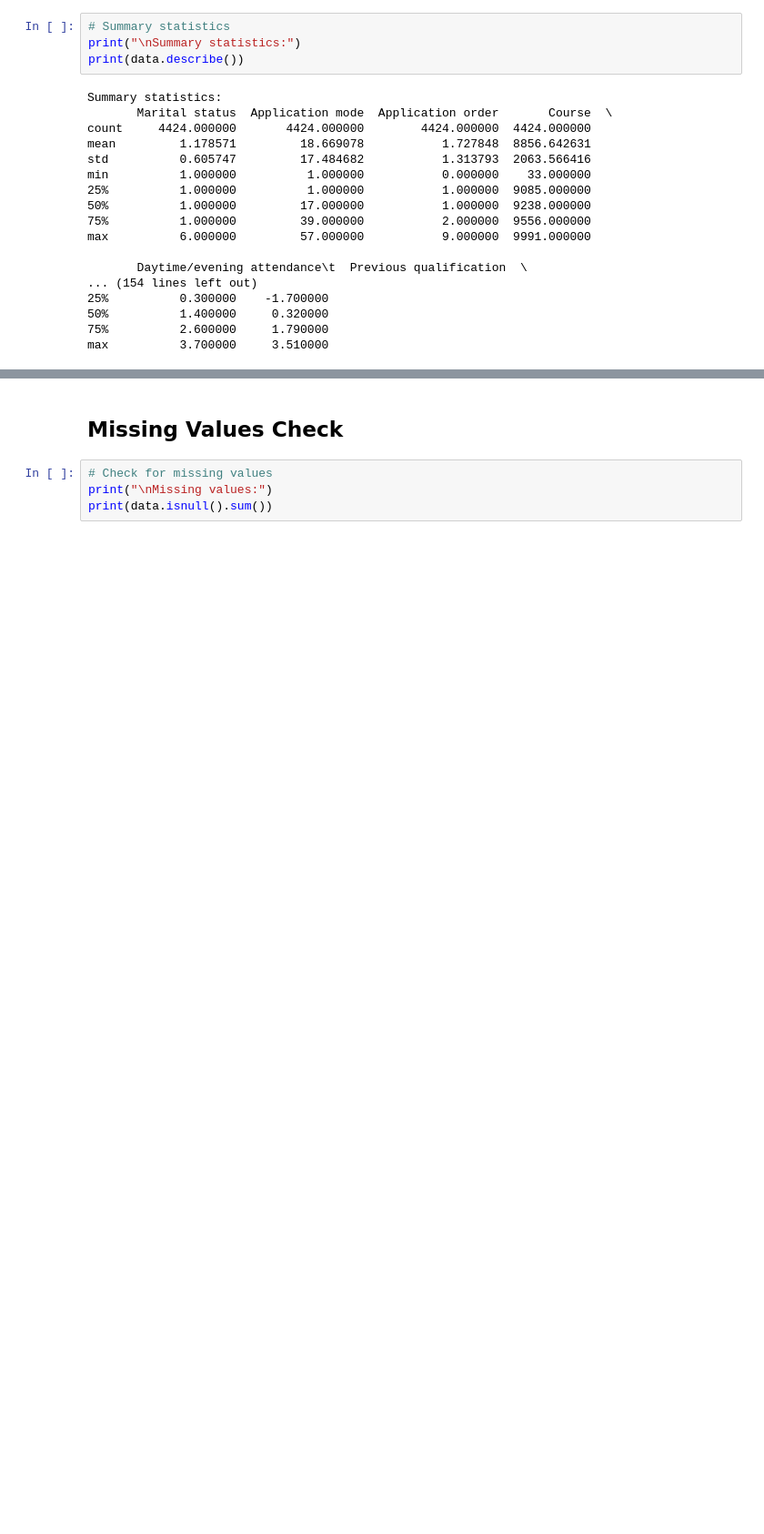
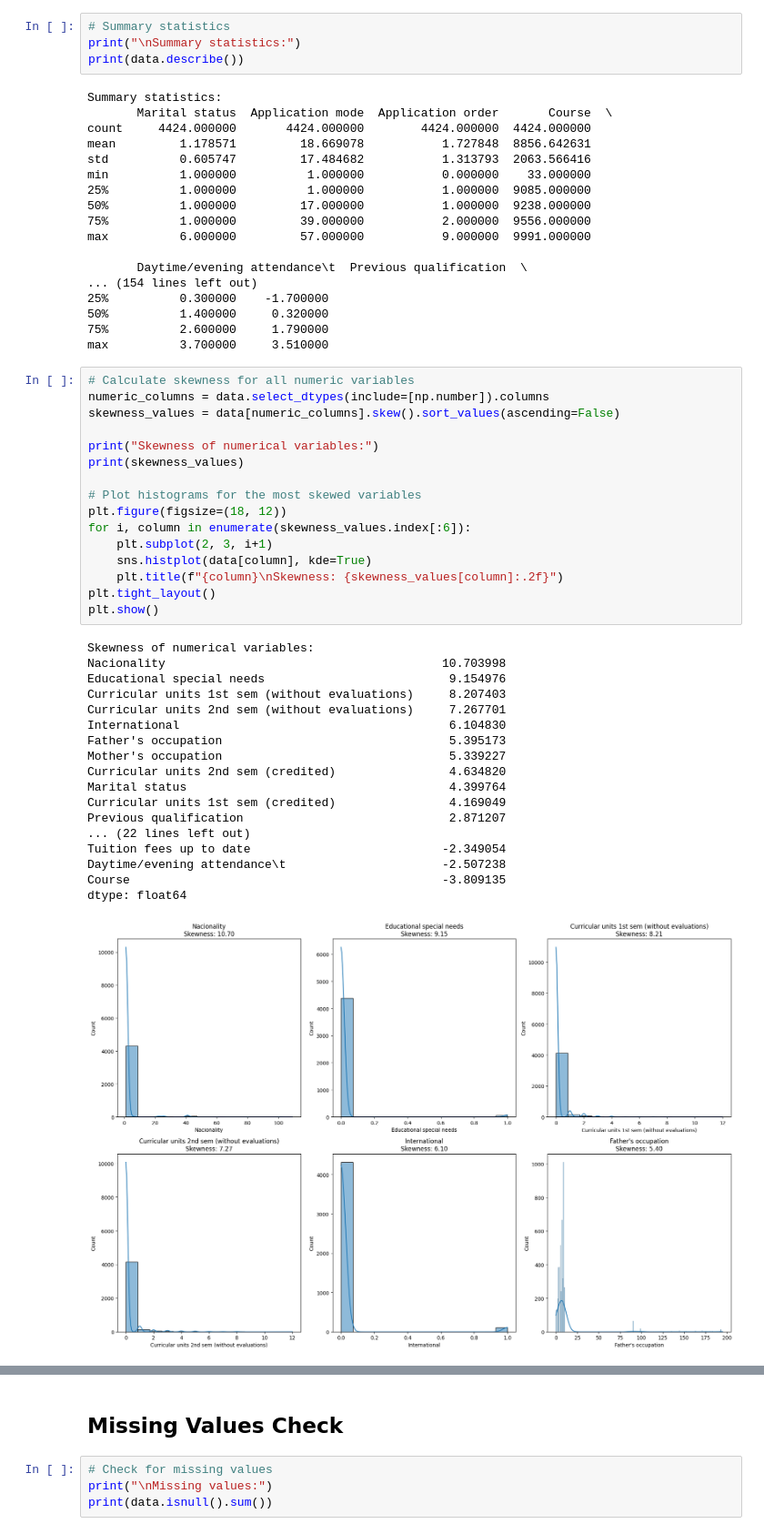
Before and after one commit to KaterynaTekmenzhi/CapstoneProject2025, a Jupyter notebook: Kat/Cleaning_Exploring.ipynb, the cells around one changed output, grey strips where cells are left out. Shown at 91% size. Saved outputs shown, nothing was run; the diff lists cells and outputs as text; blank space fills up the shorter version.

```diff
--- a/Cleaning_Exploring.ipynb
+++ b/Kat/Cleaning_Exploring.ipynb
@@ -85,3 +86,38 @@ max          6.000000         57.000000           9.000000  9991.000000
 50%          1.400000     0.320000
 75%          2.600000     1.790000
 max          3.700000     3.510000
+# %%
+# Calculate skewness for all numeric variables
+numeric_columns = data.select_dtypes(include=[np.number]).columns
+skewness_values = data[numeric_columns].skew().sort_values(ascending=False)
+
+print("Skewness of numerical variables:")
+print(skewness_values)
+
+# Plot histograms for the most skewed variables
+plt.figure(figsize=(18, 12))
+for i, column in enumerate(skewness_values.index[:6]):
+    plt.subplot(2, 3, i+1)
+    sns.histplot(data[column], kde=True)
+    plt.title(f"{column}\nSkewness: {skewness_values[column]:.2f}")
+plt.tight_layout()
+plt.show()
+# %% [output]
+Skewness of numerical variables:
+Nacionality                                       10.703998
+Educational special needs                          9.154976
+Curricular units 1st sem (without evaluations)     8.207403
+Curricular units 2nd sem (without evaluations)     7.267701
+International                                      6.104830
+Father's occupation                                5.395173
+Mother's occupation                                5.339227
+Curricular units 2nd sem (credited)                4.634820
+Marital status                                     4.399764
+Curricular units 1st sem (credited)                4.169049
+Previous qualification                             2.871207
+... (22 lines left out)
+Tuition fees up to date                           -2.349054
+Daytime/evening attendance\t                      -2.507238
+Course                                            -3.809135
+dtype: float64
+[figure, added]
```
Also changed, not shown: parts of 8 cells of this notebook, 5 other files.
